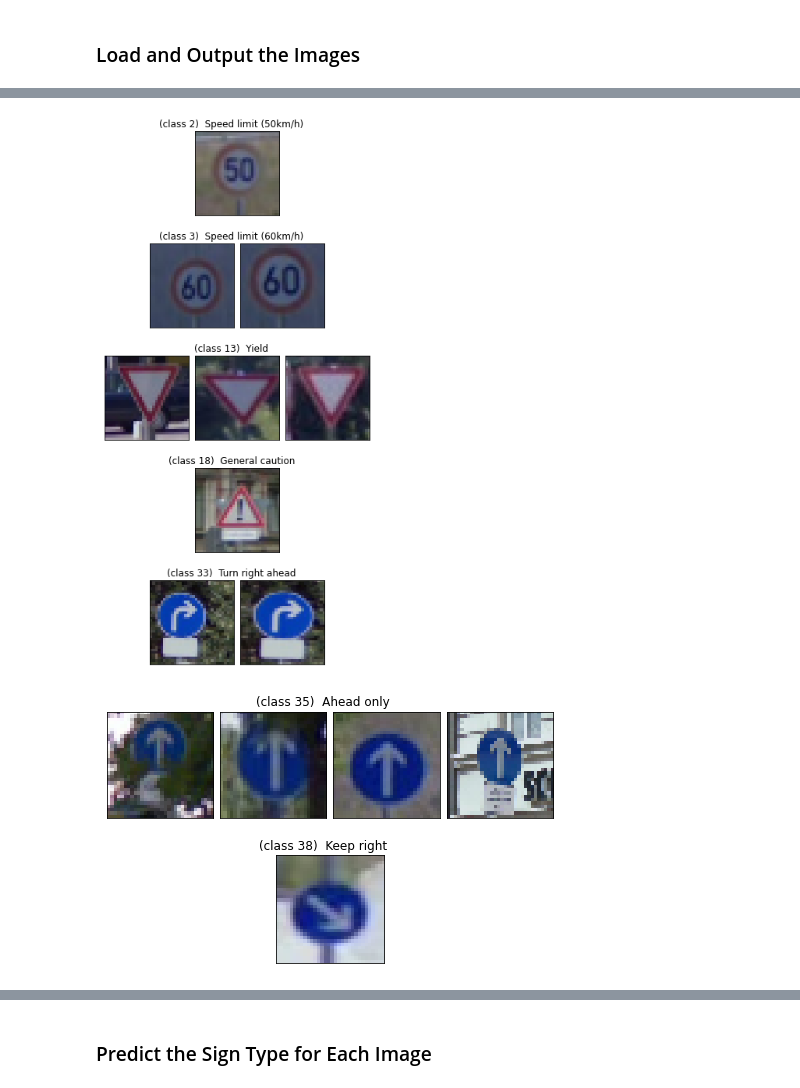
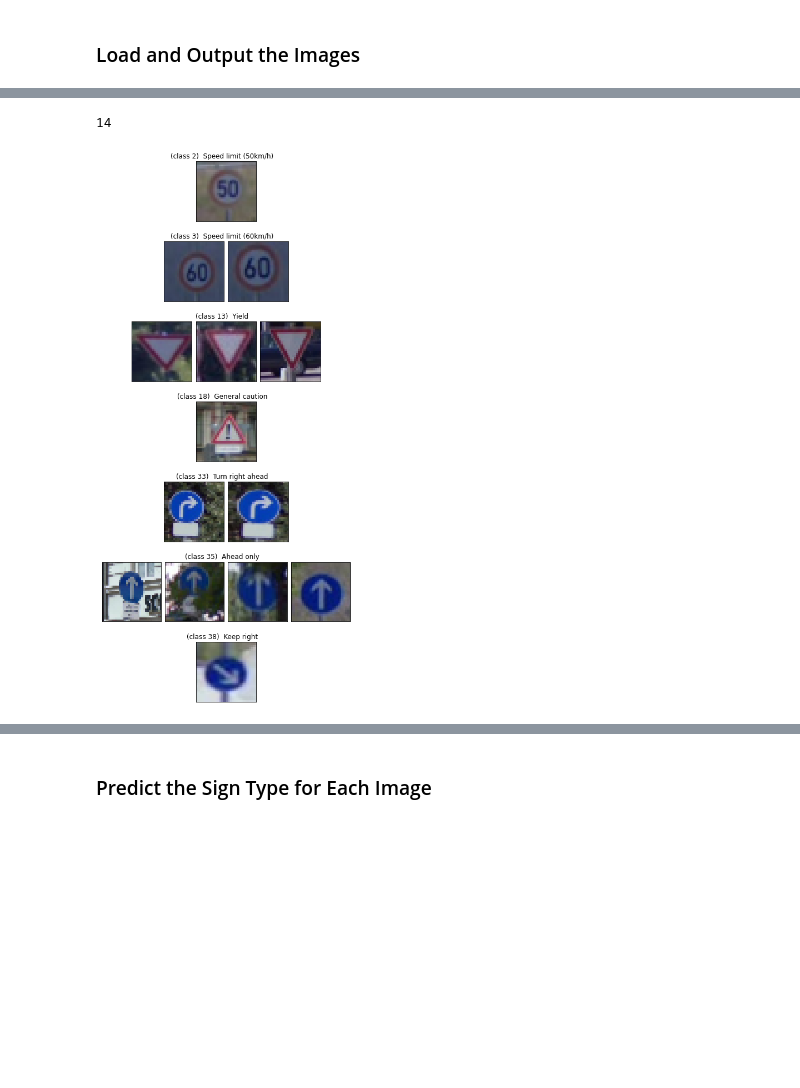
Before and after one commit to Wajih-O/traffic-sign-recog, a Jupyter notebook: Traffic_Sign_Classifier.ipynb, the cells around one changed output, grey strips where cells are left out. Cells and saved outputs as stored; diff of their text form; code cells hidden in the pictures; blank space fills up the shorter version.

```diff
--- a/Traffic_Sign_Classifier.ipynb
+++ b/Traffic_Sign_Classifier.ipynb
@@ -366,3 +444,14 @@ history = defaultdict(lambda: [])  # to support interactive training: multi-roun
 # Tensor board setup
 logdir = os.path.join("logs", datetime.now().strftime("%Y%m%d-%H%M%S"))
 tensorboard_callback = tf.keras.callbacks.TensorBoard(logdir, histogram_freq=1)
+# %%
+# Set early stopping callback
+early_stopping_callback = tf.keras.callbacks.EarlyStopping(
+    monitor="val_accuracy",
+    min_delta=0,
+    patience=10,
+    verbose=1,
+    mode="auto",
+    baseline=None,
+    restore_best_weights=True,
+)
@@ -369,5 +464,5 @@ tensorboard_callback = tf.keras.callbacks.TensorBoard(logdir, histogram_freq=1)
 # %%
-EPOCHS = 20
+EPOCHS = 50
 BATCH_SIZE = 256 # to variate the batch_size
 
 # Train all the test networks (sequentially)
@@ -375,6 +470,6 @@ BATCH_SIZE = 256 # to variate the batch_size
 for name, network in networks.items():
     print(f"training -> {name}")
     history[name].append(network.model.fit(augmented_X,  y_train_categorical,
-        validation_data=(X_valid,  y_valid_categorical), shuffle=True, # probably better to shuffle externally
-        epochs=EPOCHS, batch_size=BATCH_SIZE, callbacks=[tensorboard_callback]))
+        validation_data=(X_valid,  y_valid_categorical), shuffle=True, # TODO: shuffle externally and set shuffle to False
+        epochs=EPOCHS, batch_size=BATCH_SIZE, callbacks=[tensorboard_callback, early_stopping_callback]))
 # %% [output]
@@ -402,6 +499,5 @@ dict_keys(['tsc_lenet_with_augmentation', 'tsc_lenet'])
 # %%
-# Training summary/plots generation
-# TODO: transpose to compare arch/models
+# Training summary/plots generation (collected in history dict)
 
 from functools import reduce
 
@@ -431,14 +527,14 @@ for nn, summary in summaries.items():
             ax.grid(visible=True)
             ax.set_title(f"{nn} {metric}")
         if metric == "accuracy":
-            ax.set_ylim((0, 1))
+            ax.set_ylim((0.7, 1))
             ax.hlines(
                 0.93,
                 0,
                 len(values),
                 color="red",
                 linestyle="dashed",
-                label="target acc.",
+                label="target acc.0.93",
             )
         else:
             ax.set_ylim((0, 2))
@@ -620,11 +760,17 @@ test_paths = [image_path for image_path in glob("./examples/test_sample/*.png")]
 # For convinience and batch/faster prediction that we resize the new image to (32x32)
 # 32x32 resizing is part of the preprocessing for prediction though!
 
-def load_data(paths: List[str], label_extractor=lambda path: int(os.path.split(os.path.basename(path))[-1].split("_")[0])):
+def extract_test_cate(image_path) -> int:
+    """ Extract test category/class from image path.
+        convension for naming the files [class]_[id].extension
+    """
+    return int(os.path.split(os.path.basename(image_path))[-1].split("_")[0])
+
+def load_data(paths: List[str], label_extractor=extract_test_cate):
     """ A helper loading  the images from a list of paths
     and extract the label from their path using the label extractor
     """
-    for path in paths:
+    for path in sorted(paths):
         yield  path, cv2.resize(cv2.cvtColor(cv2.imread(path), cv2.COLOR_BGR2RGB), (32,32)) , label_extractor(path)
 # %%
 # sample_test_image = cv2.cvtColor(cv2.imread(test_paths[-1]), cv2.COLOR_BGR2RGB)
@@ -661,2 +807,5 @@ array([[1.7601105e-13, 4.6261896e-08, 1.7664394e-10, 3.0389671e-16,
 # %%
 test_paths, test_images , test_labels =zip(* load_data(test_paths))
+print(len(test_paths))
+# %% [output]
+14
@@ -663,6 +814,5 @@ test_paths, test_images , test_labels =zip(* load_data(test_paths))
 # %%
 # Todo center the visualization
-grid_visu(test_images, test_labels, sample_size=4, label_to_name=class2label)
+grid_visu(test_images, test_labels, sample_size=4, label_to_name=class2label, categories_per_fig=8,  output_dir_path="./output/ext_new")
 # %% [output]
-[figure, old version]
+[figure, new version]
-[figure, removed]
```
Also changed, not shown: parts of 57 cells of this notebook.
